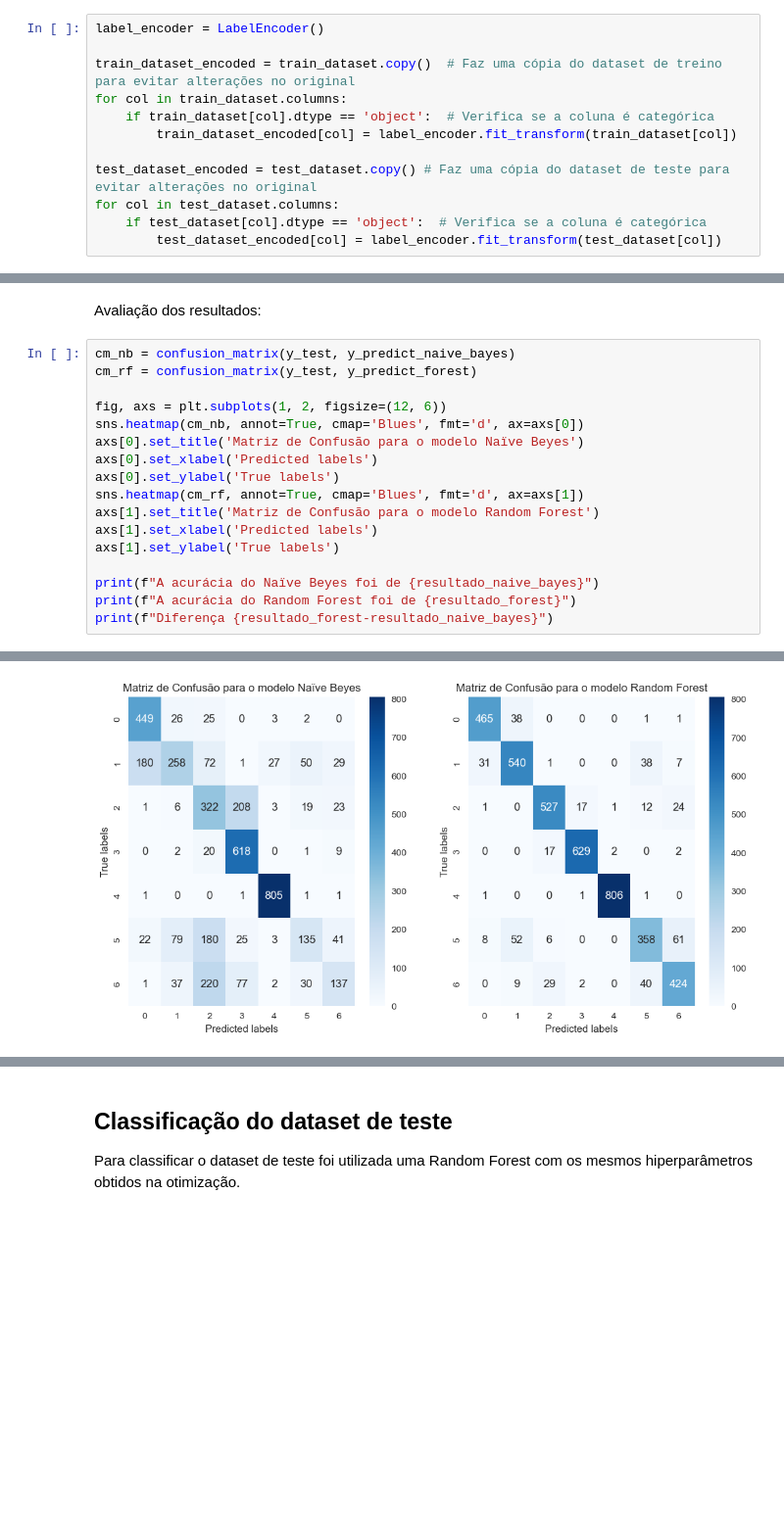
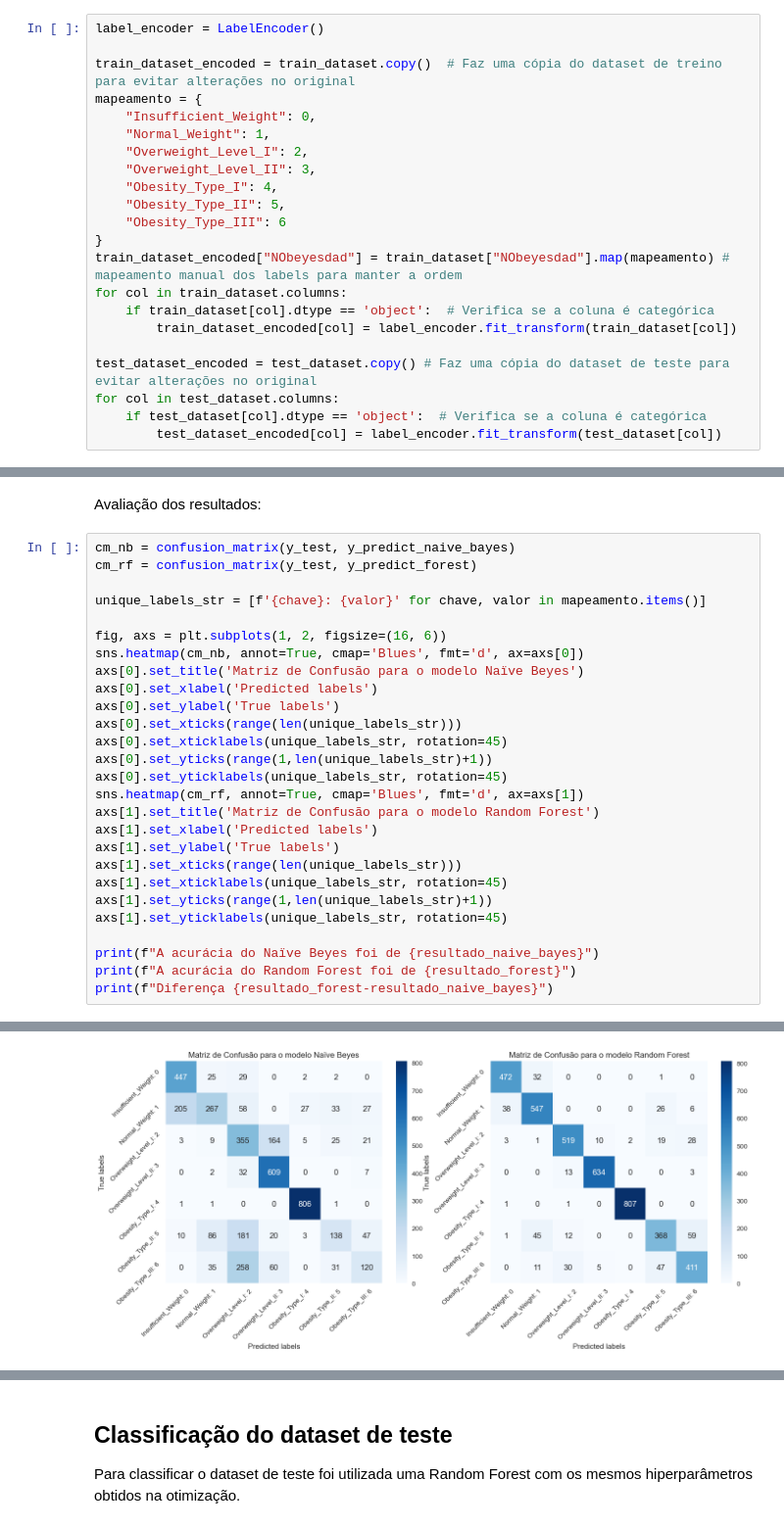
Before and after one commit to lhscaldas/multi-class_prediction_of_obesity_risk, a Jupyter notebook: obesity_classifier.ipynb, the cells around one changed output, grey strips where cells are left out. Shown at 98% size. Drawn from its saved outputs; the diff is of its cells as text; blank space fills up the shorter version.

Commit message:
correção nos labels da matriz de confusão

```diff
--- a/obesity_classifier.ipynb
+++ b/obesity_classifier.ipynb
@@ -165,6 +165,16 @@ Atribuição de valores numéricos para os dados categóricos.
 label_encoder = LabelEncoder()
 
 train_dataset_encoded = train_dataset.copy()  # Faz uma cópia do dataset de treino para evitar alterações no original
+mapeamento = {
+    "Insufficient_Weight": 0,
+    "Normal_Weight": 1,
+    "Overweight_Level_I": 2,
+    "Overweight_Level_II": 3,
+    "Obesity_Type_I": 4,
+    "Obesity_Type_II": 5,
+    "Obesity_Type_III": 6
+}
+train_dataset_encoded["NObeyesdad"] = train_dataset["NObeyesdad"].map(mapeamento) # mapeamento manual dos labels para manter a ordem
 for col in train_dataset.columns:
     if train_dataset[col].dtype == 'object':  # Verifica se a coluna é categórica
         train_dataset_encoded[col] = label_encoder.fit_transform(train_dataset[col])
@@ -324,15 +334,25 @@ Avaliação dos resultados:
 cm_nb = confusion_matrix(y_test, y_predict_naive_bayes)
 cm_rf = confusion_matrix(y_test, y_predict_forest)
 
-fig, axs = plt.subplots(1, 2, figsize=(12, 6))
+unique_labels_str = [f'{chave}: {valor}' for chave, valor in mapeamento.items()]
+
+fig, axs = plt.subplots(1, 2, figsize=(16, 6))
 sns.heatmap(cm_nb, annot=True, cmap='Blues', fmt='d', ax=axs[0])
 axs[0].set_title('Matriz de Confusão para o modelo Naïve Beyes')
 axs[0].set_xlabel('Predicted labels')
 axs[0].set_ylabel('True labels')
+axs[0].set_xticks(range(len(unique_labels_str)))
+axs[0].set_xticklabels(unique_labels_str, rotation=45)
+axs[0].set_yticks(range(1,len(unique_labels_str)+1))
+axs[0].set_yticklabels(unique_labels_str, rotation=45)
 sns.heatmap(cm_rf, annot=True, cmap='Blues', fmt='d', ax=axs[1])
 axs[1].set_title('Matriz de Confusão para o modelo Random Forest')
 axs[1].set_xlabel('Predicted labels')
 axs[1].set_ylabel('True labels')
+axs[1].set_xticks(range(len(unique_labels_str)))
+axs[1].set_xticklabels(unique_labels_str, rotation=45)
+axs[1].set_yticks(range(1,len(unique_labels_str)+1))
+axs[1].set_yticklabels(unique_labels_str, rotation=45)
 
 print(f"A acurácia do Naïve Beyes foi de {resultado_naive_bayes}")
 print(f"A acurácia do Random Forest foi de {resultado_forest}")
@@ -344,2 +364,2 @@ Diferença 0.24686897880539505
-[figure, old version]
+[figure, new version]
 # %% [markdown]
```
Also changed, not shown: parts of 4 cells of this notebook.
